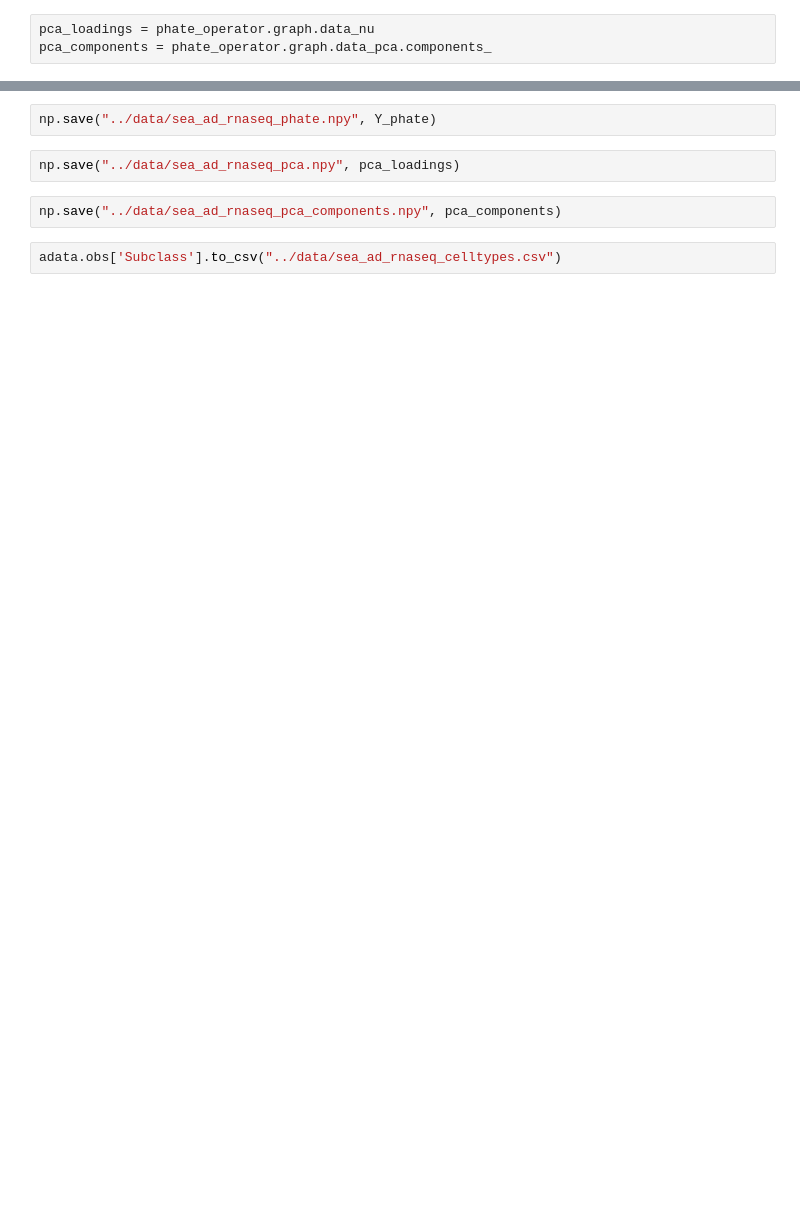
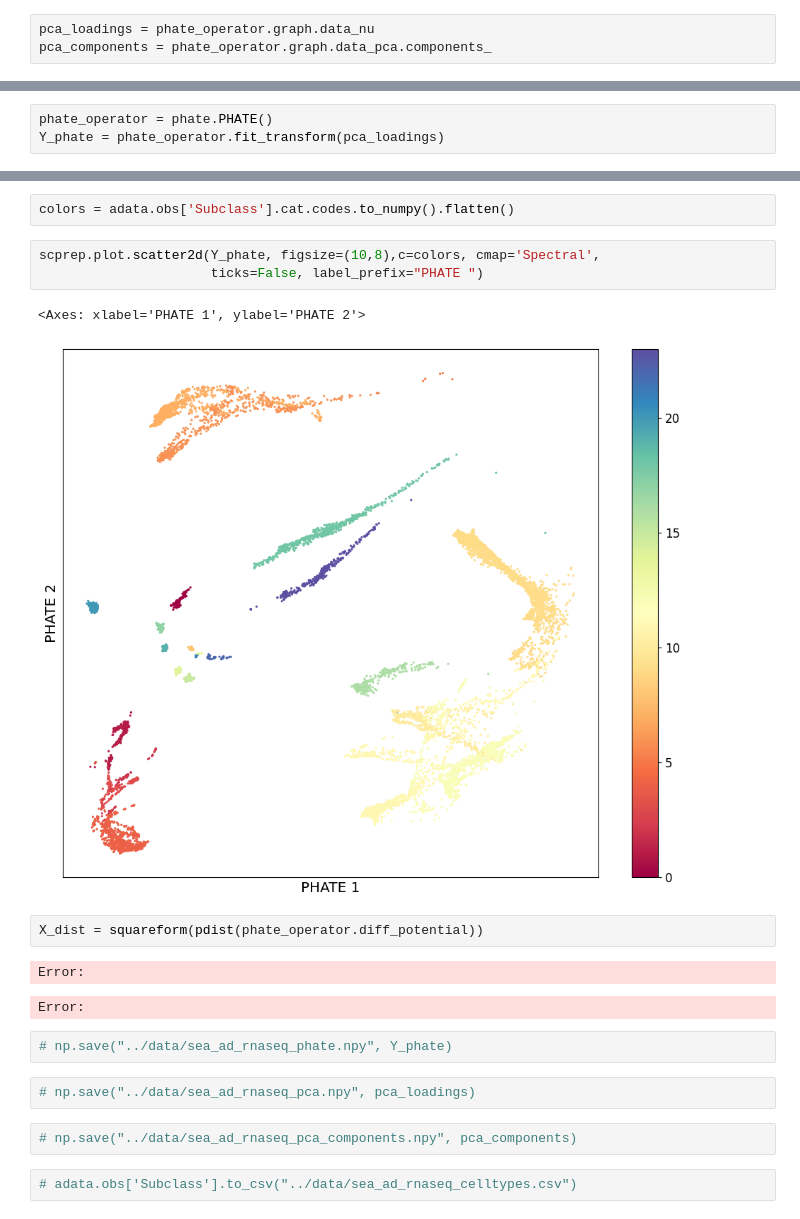
Before and after one commit to KrishnaswamyLab/GeometryAwareGenerativeAutoencoder, a Jupyter notebook: notebooks/sea_ad_rnaseq_data.ipynb, the cells around one changed output, grey strips where cells are left out. Drawn from its saved outputs; the diff is of its cells as text; blank space fills up the shorter version.

```diff
--- a/notebooks/sea_ad_rnaseq_data.ipynb
+++ b/notebooks/sea_ad_rnaseq_data.ipynb
@@ -58,0 +43,3 @@ Categories (24, object): ['Lamp5 Lhx6', 'Lamp5', 'Pax6', 'Sncg', ..., 'Oligodend
+# %%
+phate_operator = phate.PHATE()
+Y_phate = phate_operator.fit_transform(pca_loadings)
@@ -59,8 +64,21 @@ Categories (24, object): ['Lamp5 Lhx6', 'Lamp5', 'Pax6', 'Sncg', ..., 'Oligodend
+# %%
+colors = adata.obs['Subclass'].cat.codes.to_numpy().flatten()
+# %%
+scprep.plot.scatter2d(Y_phate, figsize=(10,8),c=colors, cmap='Spectral',
+                      ticks=False, label_prefix="PHATE ")
+# %% [output]
+<Axes: xlabel='PHATE 1', ylabel='PHATE 2'>
+[figure, added]
+# %%
+X_dist = squareform(pdist(phate_operator.diff_potential))
+# %% [output]
+Error:
+Error:
 # %%
-np.save("../data/sea_ad_rnaseq_phate.npy", Y_phate)
+# np.save("../data/sea_ad_rnaseq_phate.npy", Y_phate)
 # %%
-np.save("../data/sea_ad_rnaseq_pca.npy", pca_loadings)
+# np.save("../data/sea_ad_rnaseq_pca.npy", pca_loadings)
 # %%
-np.save("../data/sea_ad_rnaseq_pca_components.npy", pca_components)
+# np.save("../data/sea_ad_rnaseq_pca_components.npy", pca_components)
 # %%
-adata.obs['Subclass'].to_csv("../data/sea_ad_rnaseq_celltypes.csv")
+# adata.obs['Subclass'].to_csv("../data/sea_ad_rnaseq_celltypes.csv")
```
Also changed, not shown: parts of 6 cells of this notebook, 9 other files.
